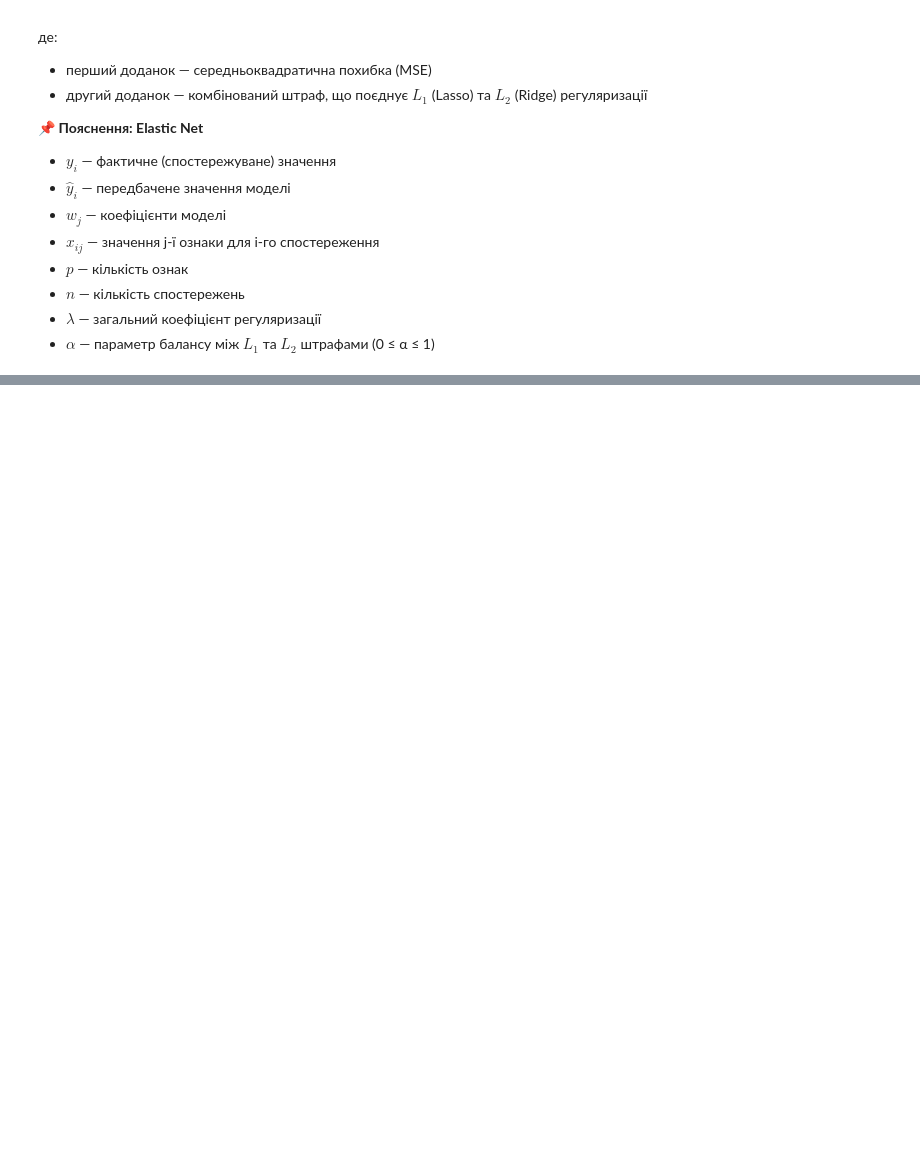
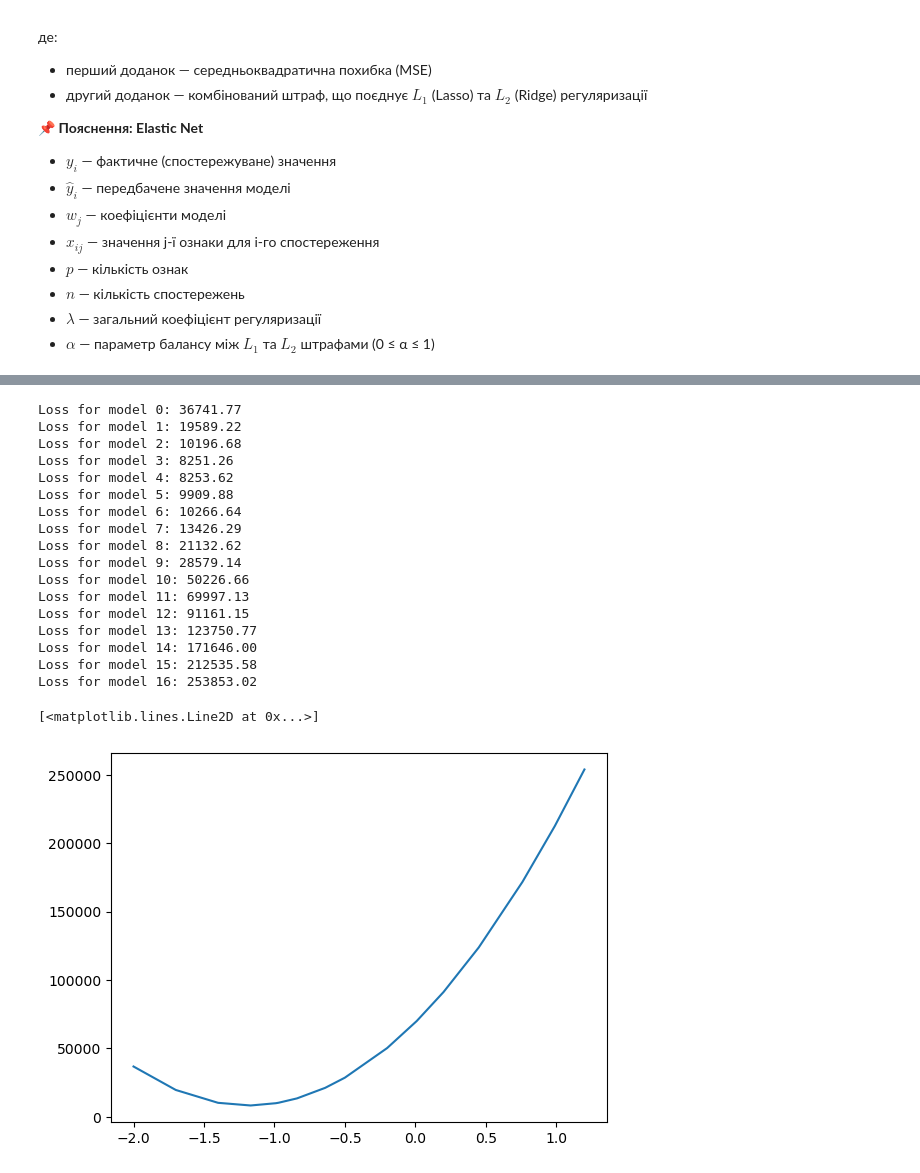
Before and after one commit to SiracencoSerghei/DataScienceHW, a Jupyter notebook: example_kaggle/les_3/supervised_ML_2.ipynb, the cells around one changed output, grey strips where cells are left out. Saved outputs shown, nothing was run; the diff lists cells and outputs as text; code cells hidden in the pictures; blank space fills up the shorter version.

```diff
--- a/example_kaggle/les_3/supervised_ML_2.ipynb
+++ b/example_kaggle/les_3/supervised_ML_2.ipynb
@@ -615,0 +691,27 @@ $$
+# %%
+losses = []
+for i, model in enumerate(models):
+    loss = mean_squared_error(test_data["num_orders"], test_data[f"exp{i}"])
+    losses.append(loss)
+    print(f"Loss for model {i}: {loss:.2f}")
+plt.plot(np.array(coefs), np.array(losses), label = "MSE")
+# %% [output]
+Loss for model 0: 36741.77
+Loss for model 1: 19589.22
+Loss for model 2: 10196.68
+Loss for model 3: 8251.26
+Loss for model 4: 8253.62
+Loss for model 5: 9909.88
+Loss for model 6: 10266.64
+Loss for model 7: 13426.29
+Loss for model 8: 21132.62
+Loss for model 9: 28579.14
+Loss for model 10: 50226.66
+Loss for model 11: 69997.13
+Loss for model 12: 91161.15
+Loss for model 13: 123750.77
+Loss for model 14: 171646.00
+Loss for model 15: 212535.58
+Loss for model 16: 253853.02
+[<matplotlib.lines.Line2D at 0x...>]
+[figure, added]
```
Also changed, not shown: parts of 25 cells of this notebook, 5 other files.
